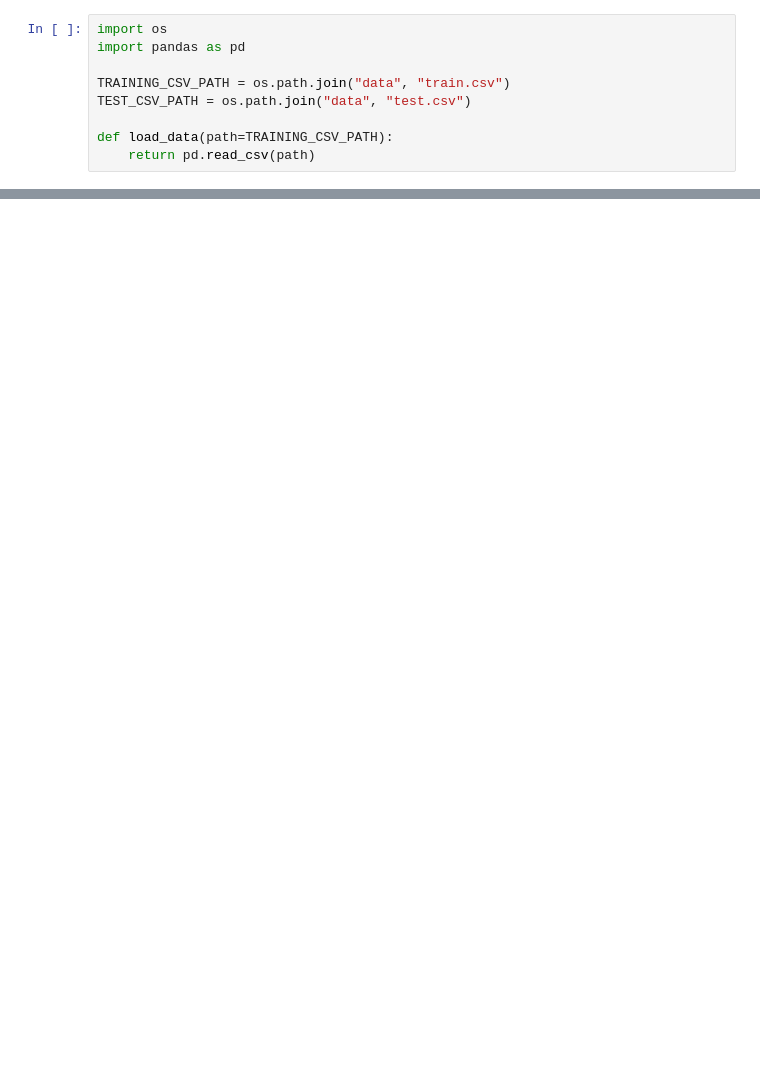
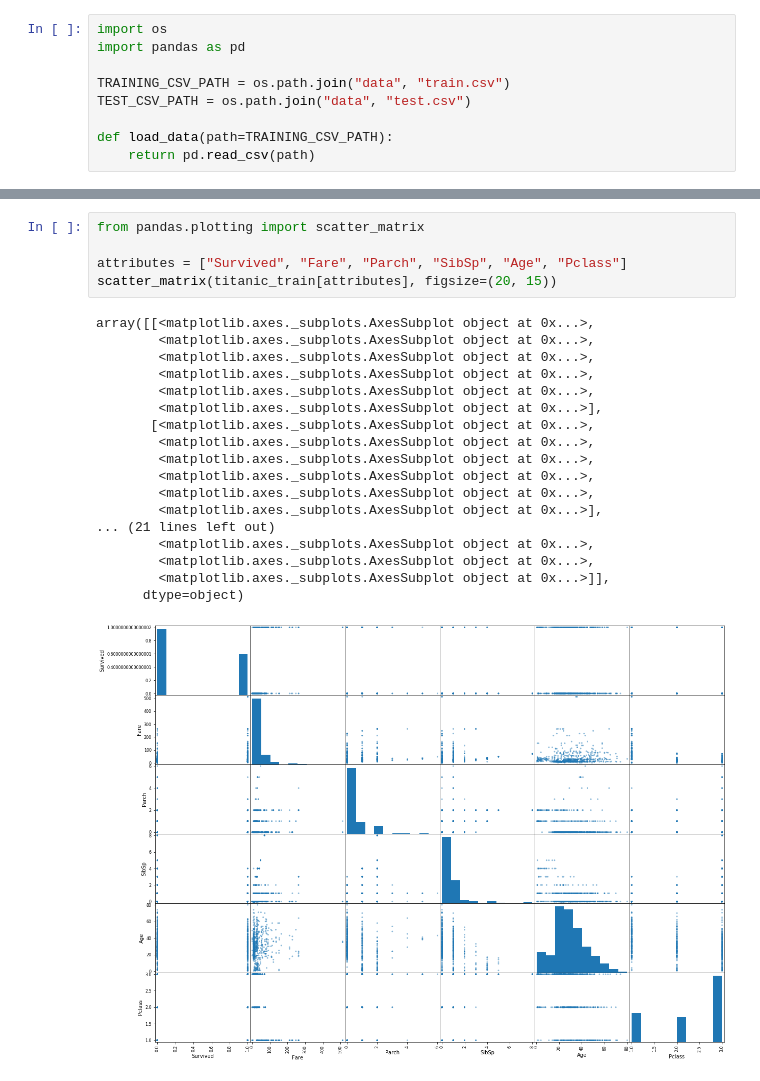
Before and after one commit to utsavtiwary/Kaggle-Titanic-Competition, a Jupyter notebook: Model.ipynb, the cells around one changed output, grey strips where cells are left out. Drawn from its saved outputs; the diff is of its cells as text; blank space fills up the shorter version.

Commit message:
Started initial data exploration on numerical attributes

```diff
--- a/Model.ipynb
+++ b/Model.ipynb
@@ -30,0 +125,24 @@ titanic_train.head(50)
+# %%
+from pandas.plotting import scatter_matrix
+
+attributes = ["Survived", "Fare", "Parch", "SibSp", "Age", "Pclass"]
+scatter_matrix(titanic_train[attributes], figsize=(20, 15))
+# %% [output]
+array([[<matplotlib.axes._subplots.AxesSubplot object at 0x...>,
+        <matplotlib.axes._subplots.AxesSubplot object at 0x...>,
+        <matplotlib.axes._subplots.AxesSubplot object at 0x...>,
+        <matplotlib.axes._subplots.AxesSubplot object at 0x...>,
+        <matplotlib.axes._subplots.AxesSubplot object at 0x...>,
+        <matplotlib.axes._subplots.AxesSubplot object at 0x...>],
+       [<matplotlib.axes._subplots.AxesSubplot object at 0x...>,
+        <matplotlib.axes._subplots.AxesSubplot object at 0x...>,
+        <matplotlib.axes._subplots.AxesSubplot object at 0x...>,
+        <matplotlib.axes._subplots.AxesSubplot object at 0x...>,
+        <matplotlib.axes._subplots.AxesSubplot object at 0x...>,
+        <matplotlib.axes._subplots.AxesSubplot object at 0x...>],
+... (21 lines left out)
+        <matplotlib.axes._subplots.AxesSubplot object at 0x...>,
+        <matplotlib.axes._subplots.AxesSubplot object at 0x...>,
+        <matplotlib.axes._subplots.AxesSubplot object at 0x...>]],
+      dtype=object)
+[figure, added]
```
Also changed, not shown: parts of 9 cells of this notebook.
